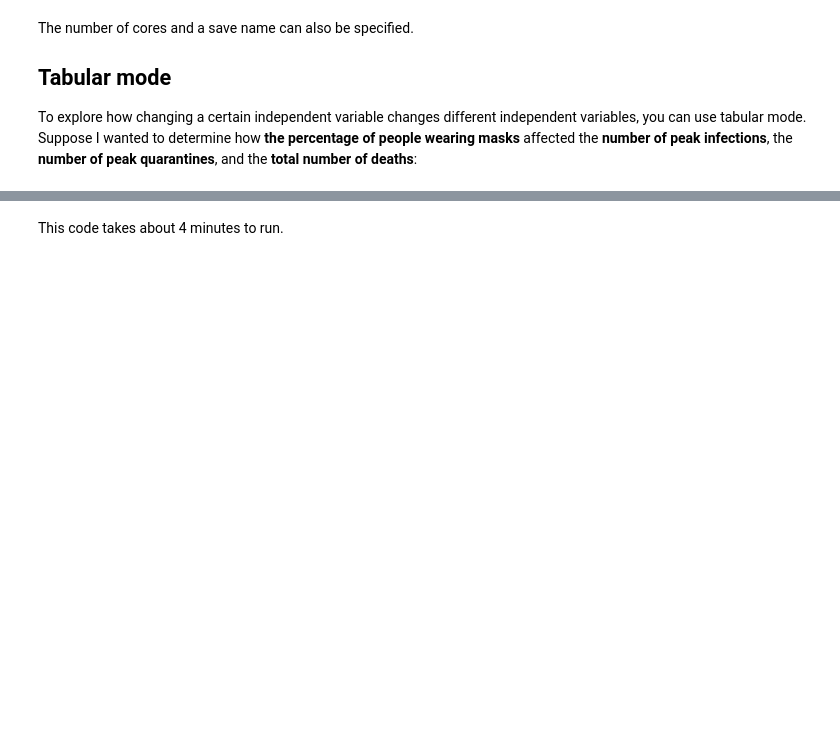
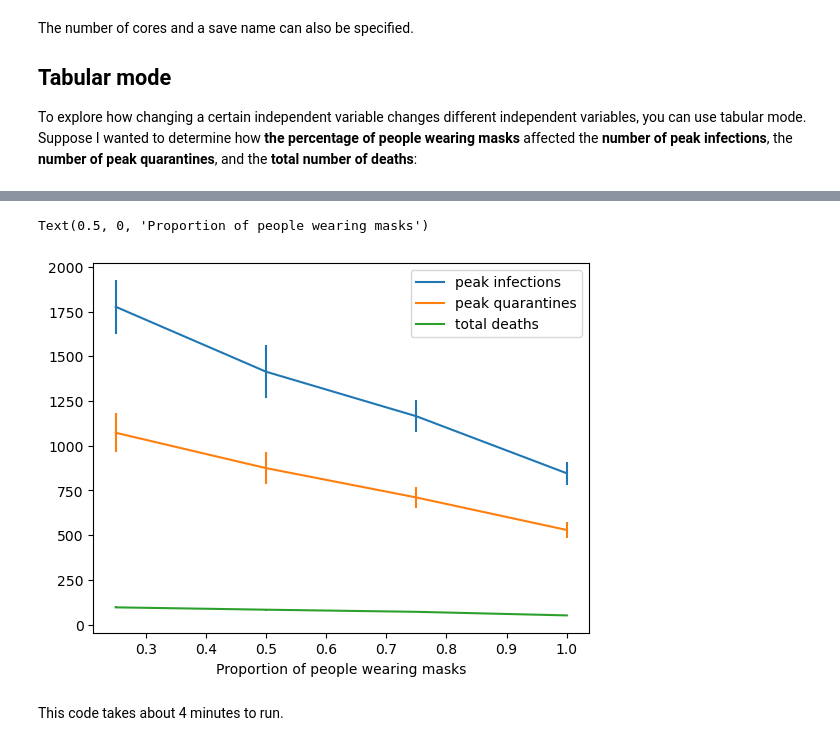
Before and after one commit to Queens-Physics/quaboom, a Jupyter notebook: notebooks/parallel.ipynb, the cells around one changed output, grey strips where cells are left out. Cells and saved outputs as stored; diff of their text form; code cells hidden in the pictures; blank space fills up the shorter version.

Commit message:
Include error bars for tabular mode in notebook.

```diff
--- a/notebooks/parallel.ipynb
+++ b/notebooks/parallel.ipynb
@@ -62,15 +62,8 @@ dependent = {
     "total deaths": deaths
 }
 
-results = tabular_mode(
+tables = tabular_mode(
     base_config_file=CONFIG_FILE,
     independent=independent,
     dependent=dependent
 )
-
-# Output in tabular format
-print(results)
-
-# Output in graphical format
-ax = results.plot()
-ax.set_xlabel("Proportion of people wearing masks")
@@ -84,0 +70,3 @@ Text(0.5, 0, 'Proportion of people wearing masks')
+# %%
+# Output in tabular format
+results, errors = tables
@@ -85,2 +89,9 @@ Text(0.5, 0, 'Proportion of people wearing masks')
+# %%
+# Output in graphical format
+ax = results.plot(yerr=errors)
+ax.set_xlabel("Proportion of people wearing masks")
+# %% [output]
+Text(0.5, 0, 'Proportion of people wearing masks')
+[figure, added]
 # %% [markdown]
 This code takes about 4 minutes to run.
```
Also changed, not shown: parts of 5 cells of this notebook.
